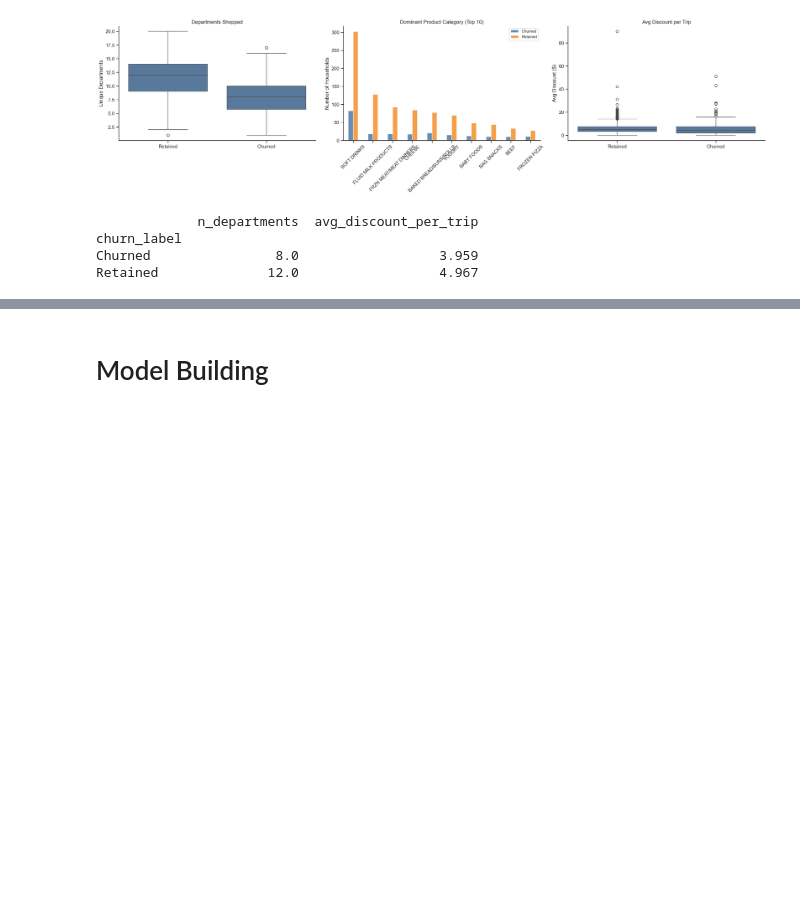
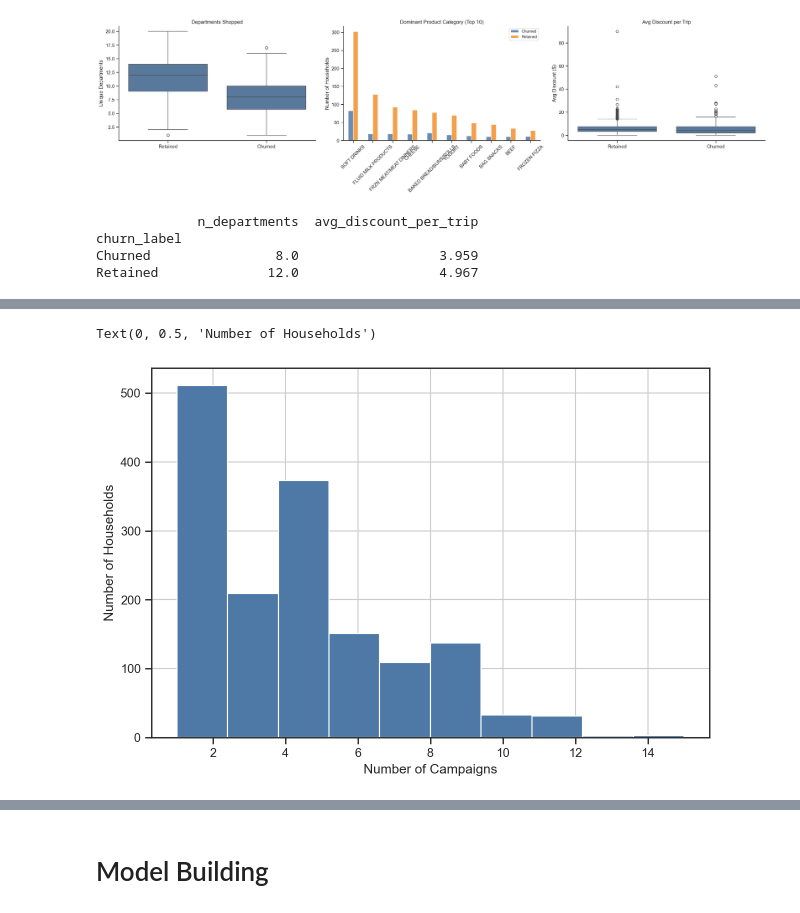
Before and after one commit to Kasperclowes/QBUS3820-Group-Assignment, a Jupyter notebook: RUN.ipynb, the cells around one changed output, grey strips where cells are left out. Cells and saved outputs as stored; diff of their text form; code cells hidden in the pictures; blank space fills up the shorter version.

Commit message:
EDA  Campaigns

```diff
--- a/RUN.ipynb
+++ b/RUN.ipynb
@@ -422,0 +437,7 @@ product_features_train.head()
+# %%
+ax = campaigns.groupby('household_id')['campaign_id'].count().hist()
+ax.set_xlabel('Number of Campaigns')
+ax.set_ylabel('Number of Households')
+# %% [output]
+Text(0, 0.5, 'Number of Households')
+[figure, added]
```
Also changed, not shown: parts of 5 cells of this notebook, 2 other files.
